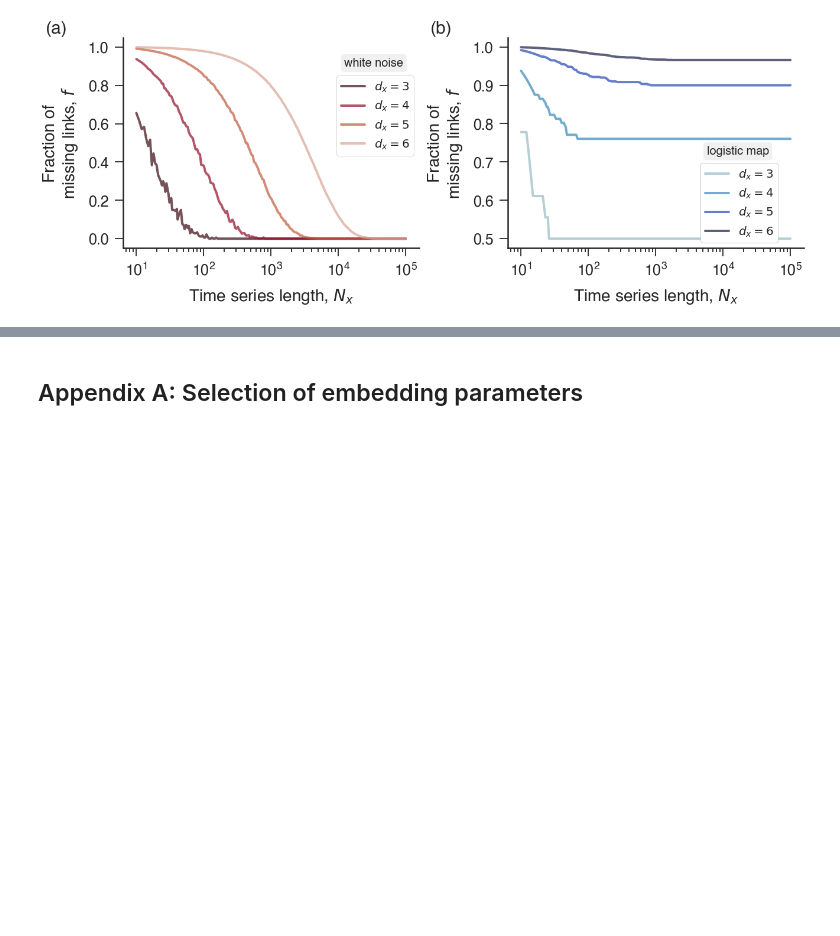
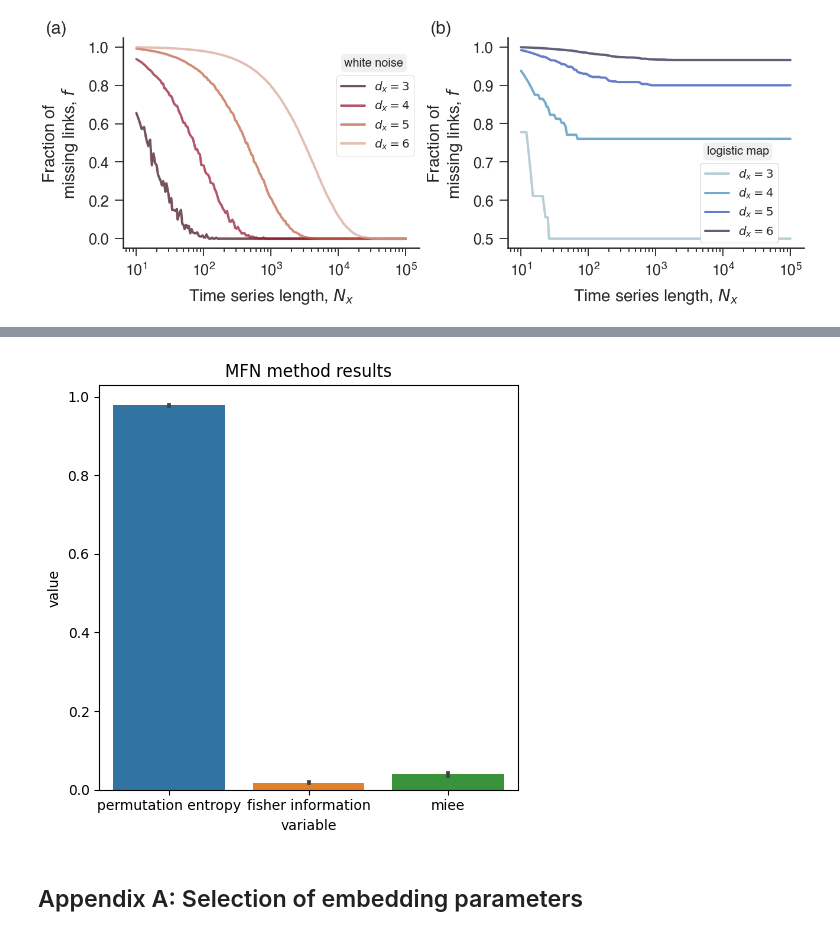
Before and after one commit to arthurpessa/ordpy, a Jupyter notebook: examples/ordpy.ipynb, the cells around one changed output, grey strips where cells are left out. Cells and saved outputs as stored; diff of their text form; code cells hidden in the pictures; blank space fills up the shorter version.

```diff
--- a/examples/ordpy.ipynb
+++ b/examples/ordpy.ipynb
@@ -1878,3 +1905,21 @@ f.savefig('manuscript_figures/fig9.pdf', dpi=300, bbox_inches='tight')
+# %%
+value_dict = MFN(
+    time_series,
+    b=10,
+    B=.1,
+    size=100,
+    dx=3
+)
+
+f, ax = plt.subplots(figsize=(5, 5))
+value_df = pd.DataFrame(value_dict).reset_index()
+value_df = value_df.melt(id_vars='index', value_vars=value_df.columns[1:])
+sns.barplot(value_df, x='variable', y='value', errorbar="ci")
+plt.title("MFN method results")
+f.tight_layout()
+f.savefig('manuscript_figures/fig10.pdf', dpi=300, bbox_inches='tight')
+# %% [output]
+[figure, added]
 # %% [markdown]
 ## Appendix A: Selection of embedding parameters
 # %%
```
Also changed, not shown: parts of 4 cells of this notebook, 1 other file.
